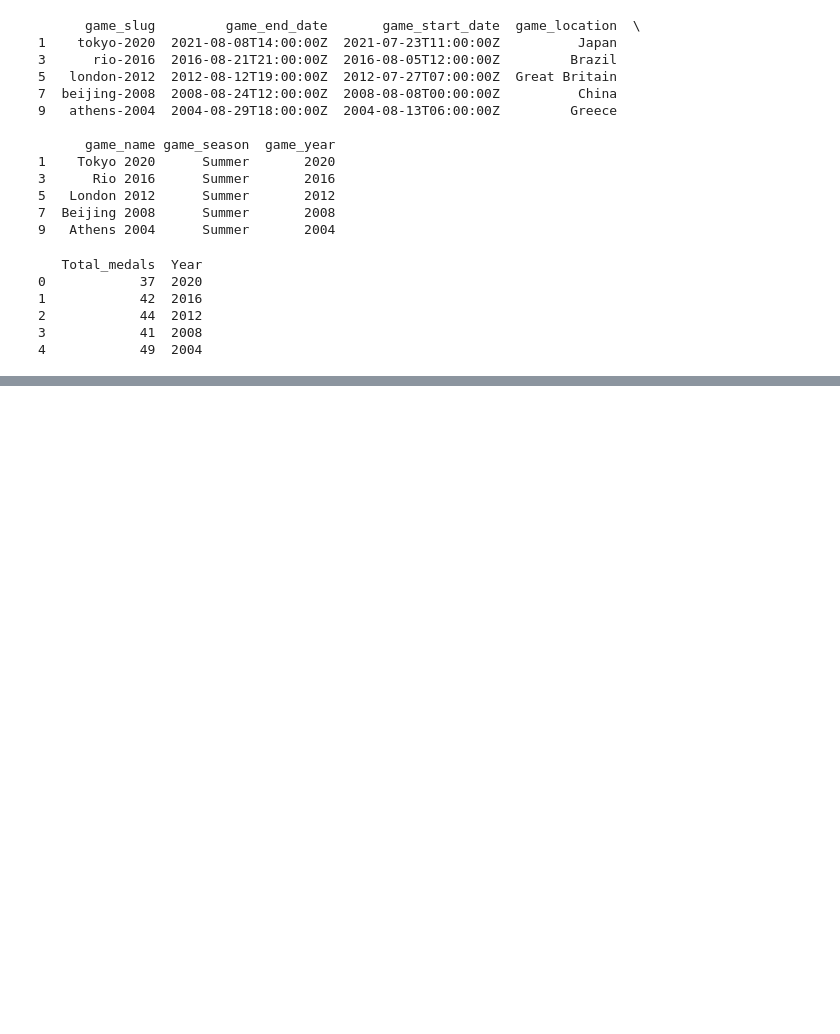
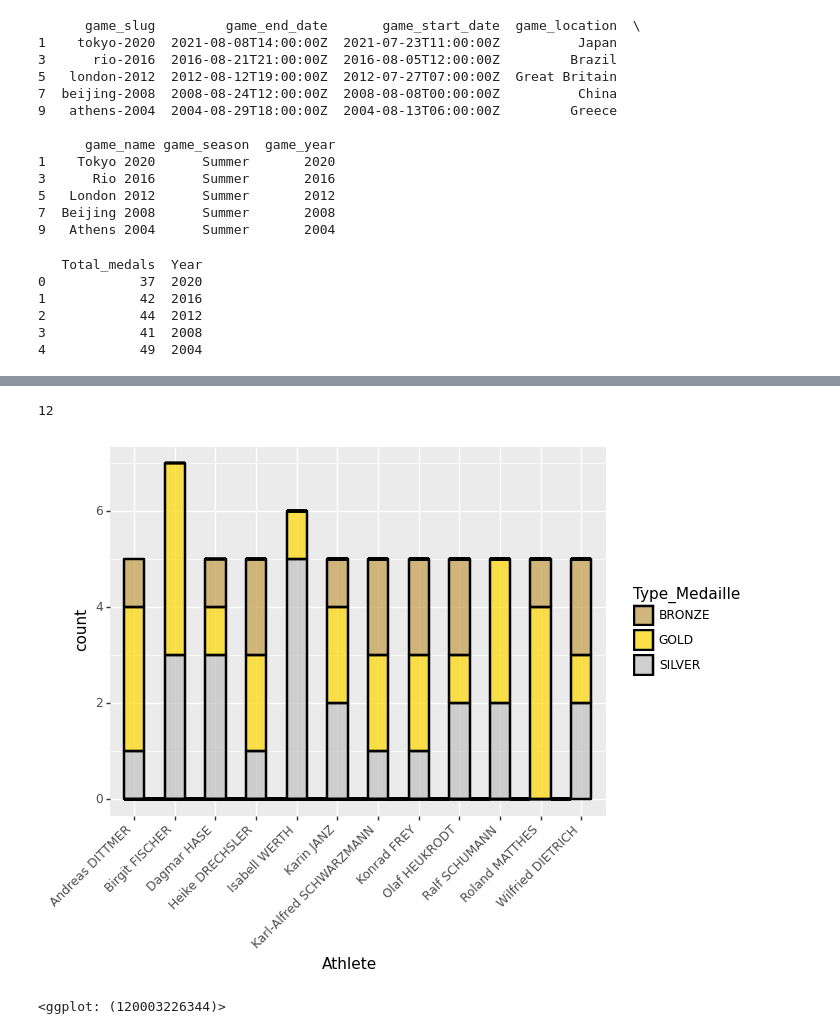
Before and after one commit to brmuloot/Jeux-Olympiques, a Jupyter notebook: Jeux_olympiques.ipynb, the cells around one changed output, grey strips where cells are left out. Cells and saved outputs as stored; diff of their text form; code cells hidden in the pictures; blank space fills up the shorter version.

Commit message:
Fin du 4e graphe

```diff
--- a/Jeux_olympiques.ipynb
+++ b/Jeux_olympiques.ipynb
@@ -129,0 +134,16 @@ plot + p9.geom_line(color='red') + p9.ggtitle("Répartition des médailles Allem
+# %%
+for i in range(0,len(hosts_summer)*4+12,4):
+    total_medals.append(len(data_medals[data_medals.game_year == (2020 - i)]))
+    year.append(2020-i)
+
+medals_de = medals[(medals["country_code"] == "DE") | (medals["country_code"] == "DDDE")]
+data_2 = pd.merge(medals_de, hosts_summer, left_on="slug_game", right_on="game_slug", how = "inner")
+test = data_2.athlete_full_name.value_counts()
+test.head(12)
+top = pd.DataFrame(test)
+top.reset_index(inplace = True)
+top12_bis = top[:12]
+top12_bis.athlete_full_name
+top12_bis.rename(columns = {'index':'Athlete', 'athlete_full_name':'Nombre_de_medaille',
+                              }, inplace = True)
+top12_bis
@@ -129,0 +167,32 @@ plot + p9.geom_line(color='red') + p9.ggtitle("Répartition des médailles Allem
+# %%
+top12 = top12_bis.Athlete
+print(len(top12))
+nom = medals_de.athlete_full_name.values.tolist()
+medaille_type = medals_de.medal_type.values.tolist()
+
+
+athlete = []
+type_medaille = []
+
+for i in range(len(top12)):
+    for j in range(len(medals_de)):
+        if nom[j] == top12[i]:
+            type_medaille.append(medaille_type[j])
+            athlete.append(nom[j])
+
+df = pd.DataFrame((zip(athlete, type_medaille)), columns = ['Athlete', 'Type_Medaille'])
+# %% [output]
+12
+# %%
+(
+    p9.ggplot(data=df, mapping =  p9.aes(x='Athlete', fill='Type_Medaille'))
+    + p9.scale_fill_manual(values=["#C49C48", "#FFD700", "#C0C0C0"])
+    + p9.geom_histogram(bins=12, binwidth = 0.5,
+                        colour="#000000",
+                        size=1,
+                        alpha=0.7)
+    + p9.theme(axis_text_x = p9.element_text(angle=45, hjust=1))
+)
+# %% [output]
+[figure, added]
+<ggplot: (120003226344)>
```
Also changed, not shown: parts of 3 cells of this notebook.
